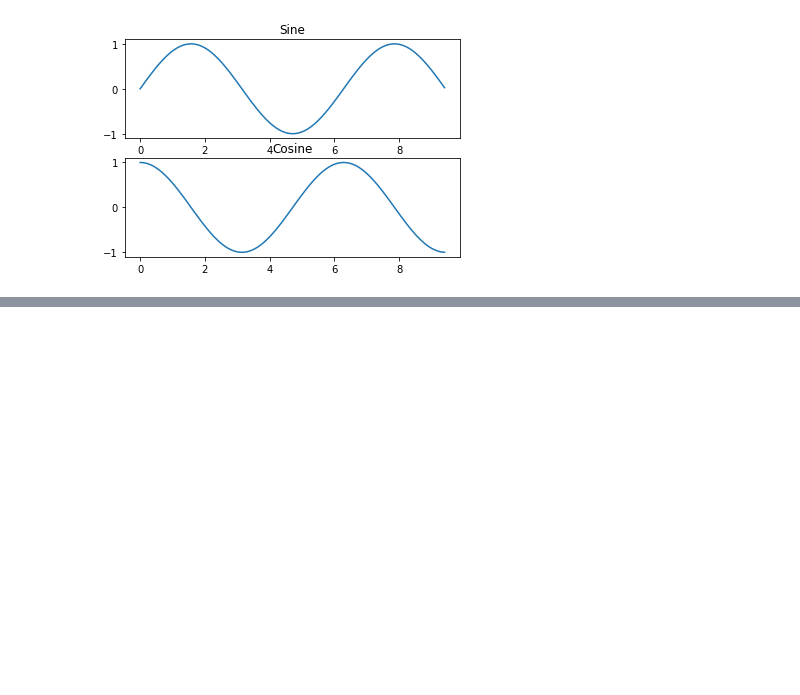
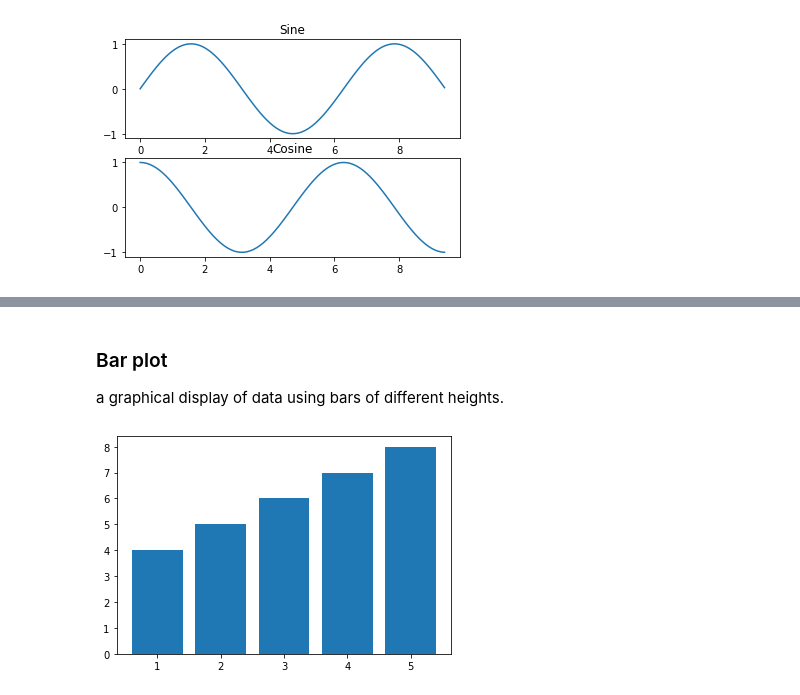
Before and after one commit to daohuei/math-mouse, a Jupyter notebook: notebook/101/matplotlib.ipynb, the cells around one changed output, grey strips where cells are left out. Saved outputs shown, nothing was run; the diff lists cells and outputs as text; code cells hidden in the pictures; blank space fills up the shorter version.

```diff
--- a/notebook/101/matplotlib.ipynb
+++ b/notebook/101/matplotlib.ipynb
@@ -60,0 +72,10 @@ plt.show()
+# %% [markdown]
+### Bar plot
+a graphical display of data using bars of different heights.
+# %%
+x = [1, 2, 3, 4, 5]
+y = [4, 5, 6, 7, 8]
+plt.bar(x, y)
+plt.show()
+# %% [output]
+[figure, added]
```
Also changed, not shown: parts of 23 cells of this notebook.
